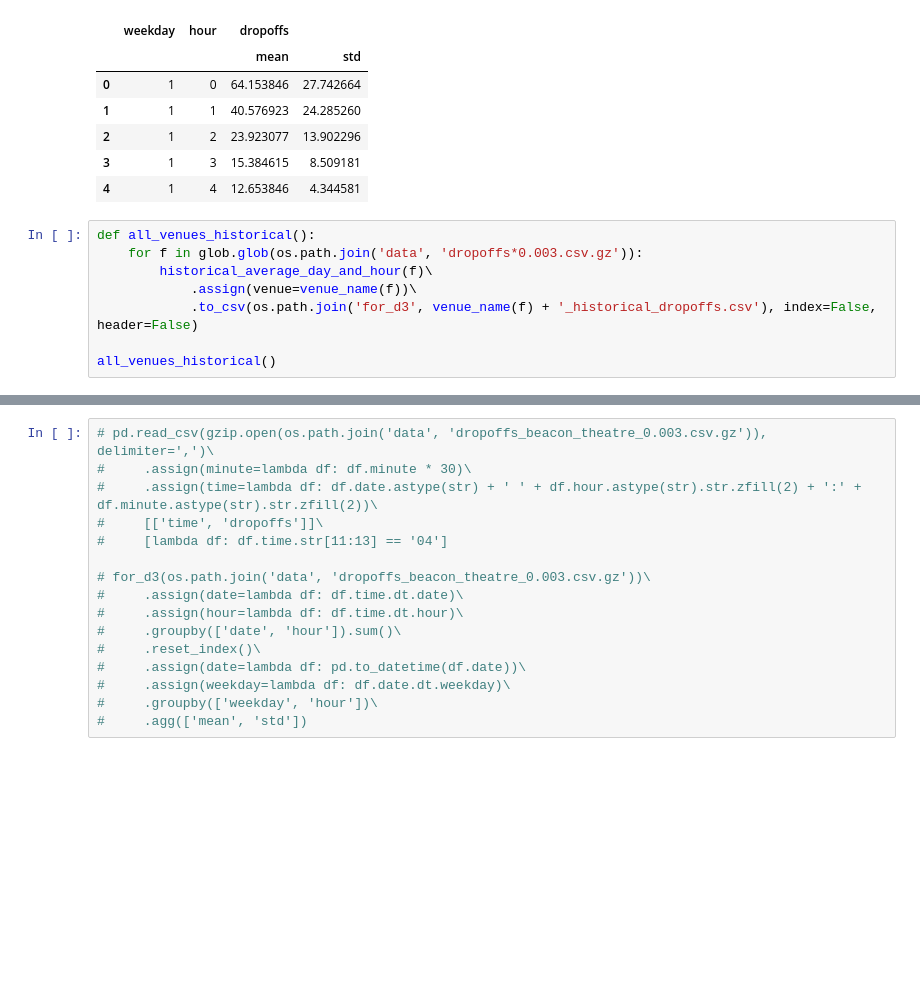
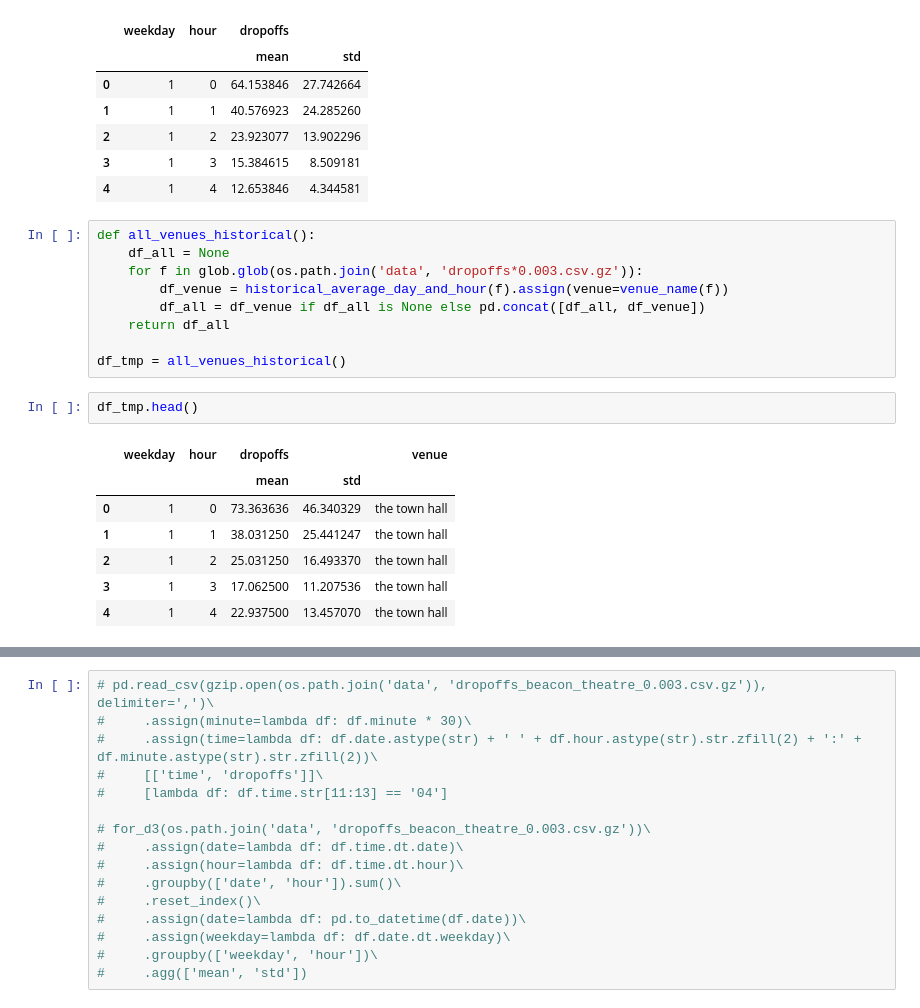
Before and after one commit to inon-peled/dtu_visualization_d3_course, a Jupyter notebook: project/py/prepare_dropoffs_data_for_d3.ipynb, the cells around one changed output, grey strips where cells are left out. Cells and saved outputs as stored; diff of their text form; blank space fills up the shorter version.

```diff
--- a/project/py/prepare_dropoffs_data_for_d3.ipynb
+++ b/project/py/prepare_dropoffs_data_for_d3.ipynb
@@ -188,9 +188,20 @@ historical_average_day_and_hour(os.path.join('data', 'dropoffs_bowery_ballroom_0
 | 4 | 1 | 4 | 12.653846 | 4.344581 |
 # %%
 def all_venues_historical():
+    df_all = None
     for f in glob.glob(os.path.join('data', 'dropoffs*0.003.csv.gz')):
-        historical_average_day_and_hour(f)\
-            .assign(venue=venue_name(f))\
-            .to_csv(os.path.join('for_d3', venue_name(f) + '_historical_dropoffs.csv'), index=False, header=False)
+        df_venue = historical_average_day_and_hour(f).assign(venue=venue_name(f))
+        df_all = df_venue if df_all is None else pd.concat([df_all, df_venue])
+    return df_all
 
-all_venues_historical()
+df_tmp = all_venues_historical()
+# %%
+df_tmp.head()
+# %% [output]
+|  | weekday | hour | dropoffs |  | venue |
+|  |  |  | mean | std |  |
+| 0 | 1 | 0 | 73.363636 | 46.340329 | the town hall |
+| 1 | 1 | 1 | 38.031250 | 25.441247 | the town hall |
+| 2 | 1 | 2 | 25.031250 | 16.493370 | the town hall |
+| 3 | 1 | 3 | 17.062500 | 11.207536 | the town hall |
+| 4 | 1 | 4 | 22.937500 | 13.457070 | the town hall |
```
Also changed, not shown: parts of 2 cells of this notebook, 4 other files.
